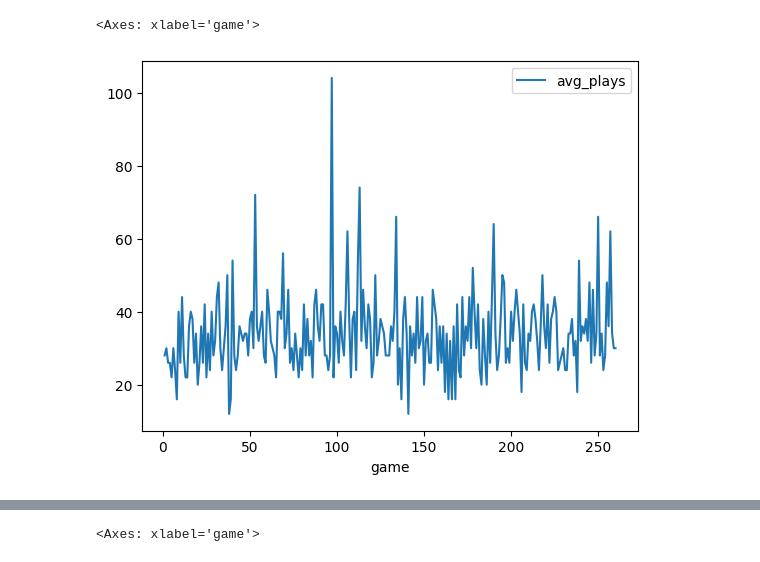
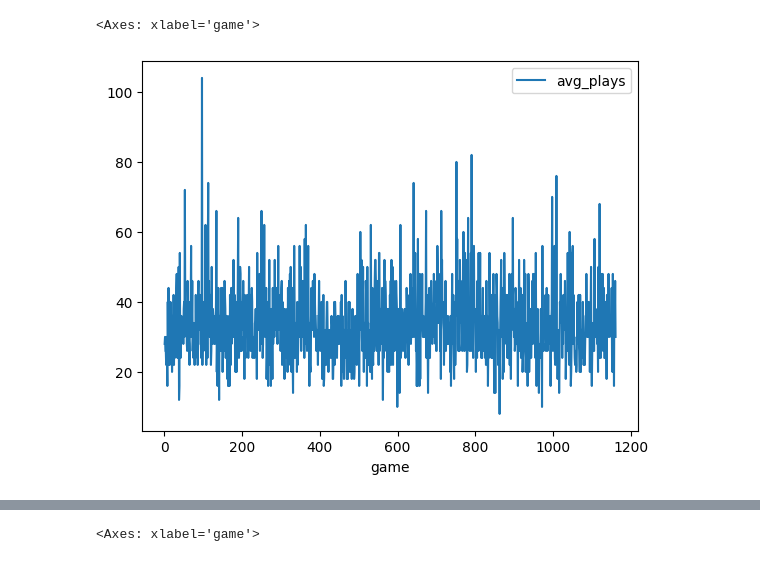
Before and after one commit to jaimekuei/rl-chess-nova-ims, a Jupyter notebook: evaluation.ipynb, the cells around one changed output, grey strips where cells are left out. Cells and saved outputs as stored; diff of their text form; code cells hidden in the pictures.

```diff
--- a/evaluation.ipynb
+++ b/evaluation.ipynb
@@ -5,0 +100,15 @@ import pandas as pd
+# %%
+strategy = 'dqn_white_stockfish'
+version = 'v4'
+
+path_metrics = os.path.join(
+    os.getcwd(), 'checkpoint', strategy, version,
+    'history_metrics', 'checkpoint_game_metrics_iteration_380.pkl')
+
+with open(path_metrics, 'rb') as f:
+    metrics = pickle.load(f)
+
+results = pd.DataFrame(metrics)
+results.plot.line(x='game', y='avg_plays')
+results['window_avg_plays_sum'] = results['avg_plays'].rolling(10).sum()
+results.plot.line(x='game', y='window_avg_plays_sum')
@@ -5,0 +119,15 @@ import pandas as pd
+# %%
+strategy = 'dqn_white_stockfish'
+version = 'v2'
+
+path_metrics = os.path.join(
+    os.getcwd(), 'checkpoint', strategy, version,
+    'history_metrics', 'checkpoint_game_metrics_iteration_680.pkl')
+
+with open(path_metrics, 'rb') as f:
+    metrics = pickle.load(f)
+
+results = pd.DataFrame(metrics)
+results.plot.line(x='game', y='avg_plays')
+results['window_avg_plays_sum'] = results['avg_plays'].rolling(10).sum()
+results.plot.line(x='game', y='window_avg_plays_sum')
@@ -6,16 +144,16 @@ import pandas as pd
 # %%
 strategy = 'dqn_white_stockfish'
 version = 'v1'
 
 path_metrics = os.path.join(
     os.getcwd(), 'checkpoint', strategy, version,
-    'history_metrics', 'checkpoint_game_metrics_iteration_260.pkl')
+    'history_metrics', 'checkpoint_game_metrics_iteration_1160.pkl')
 
 with open(path_metrics, 'rb') as f:
     metrics = pickle.load(f)
 
 results = pd.DataFrame(metrics)
 results.plot.line(x='game', y='avg_plays')
 # %% [output]
 <Axes: xlabel='game'>
-[figure, old version]
+[figure, new version]
```
Also changed, not shown: parts of 14 cells of this notebook, 9 other files.
